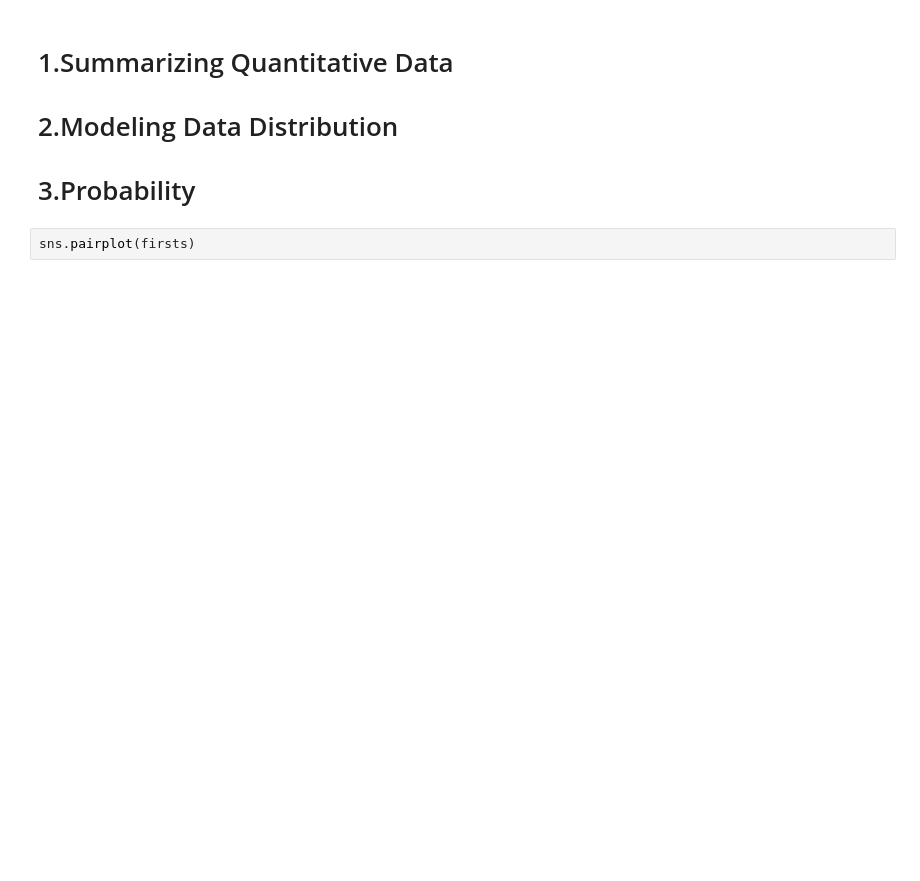
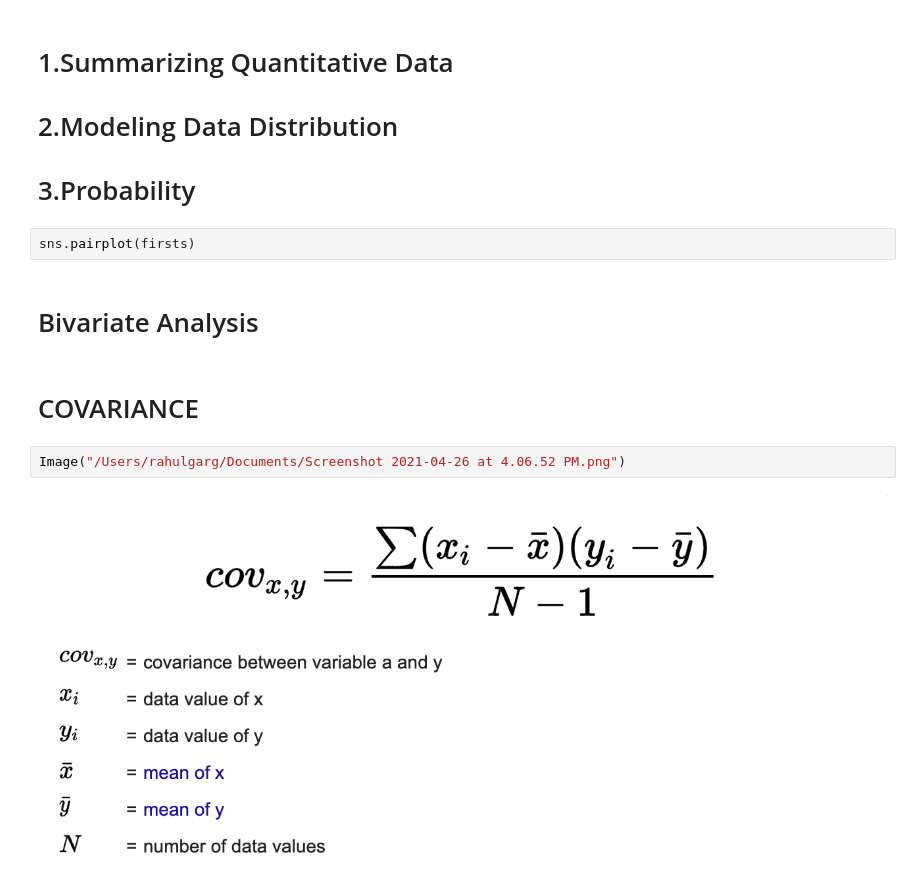
Before and after one commit to PrasadNehe/ThinkStats2, a Jupyter notebook: code/JobsyStat.ipynb, the cells around one changed output. Cells and saved outputs as stored; diff of their text form; blank space fills up the shorter version.

```diff
--- a/code/JobsyStat.ipynb
+++ b/code/JobsyStat.ipynb
@@ -1474,3 +1654,11 @@ How do I get an idea of the distribution that applies to everyone based on only
 # 3.Probability
 # %%
 sns.pairplot(firsts)
+# %% [markdown]
+# Bivariate Analysis
+# %% [markdown]
+# COVARIANCE
+# %%
+Image("/Users/rahulgarg/Documents/Screenshot 2021-04-26 at 4.06.52 PM.png")
+# %% [output]
+[figure, added]
```
Also changed, not shown: parts of 97 cells of this notebook, 13 other files.
